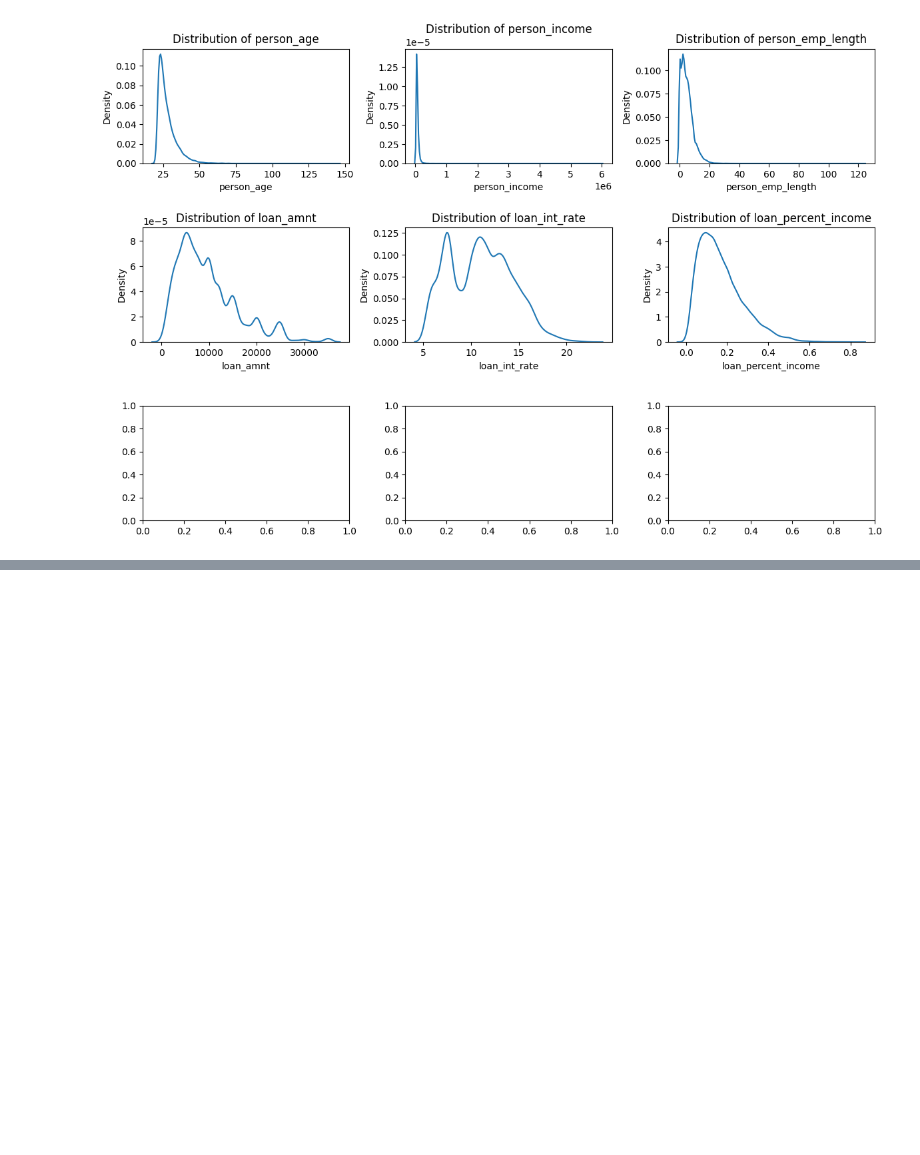
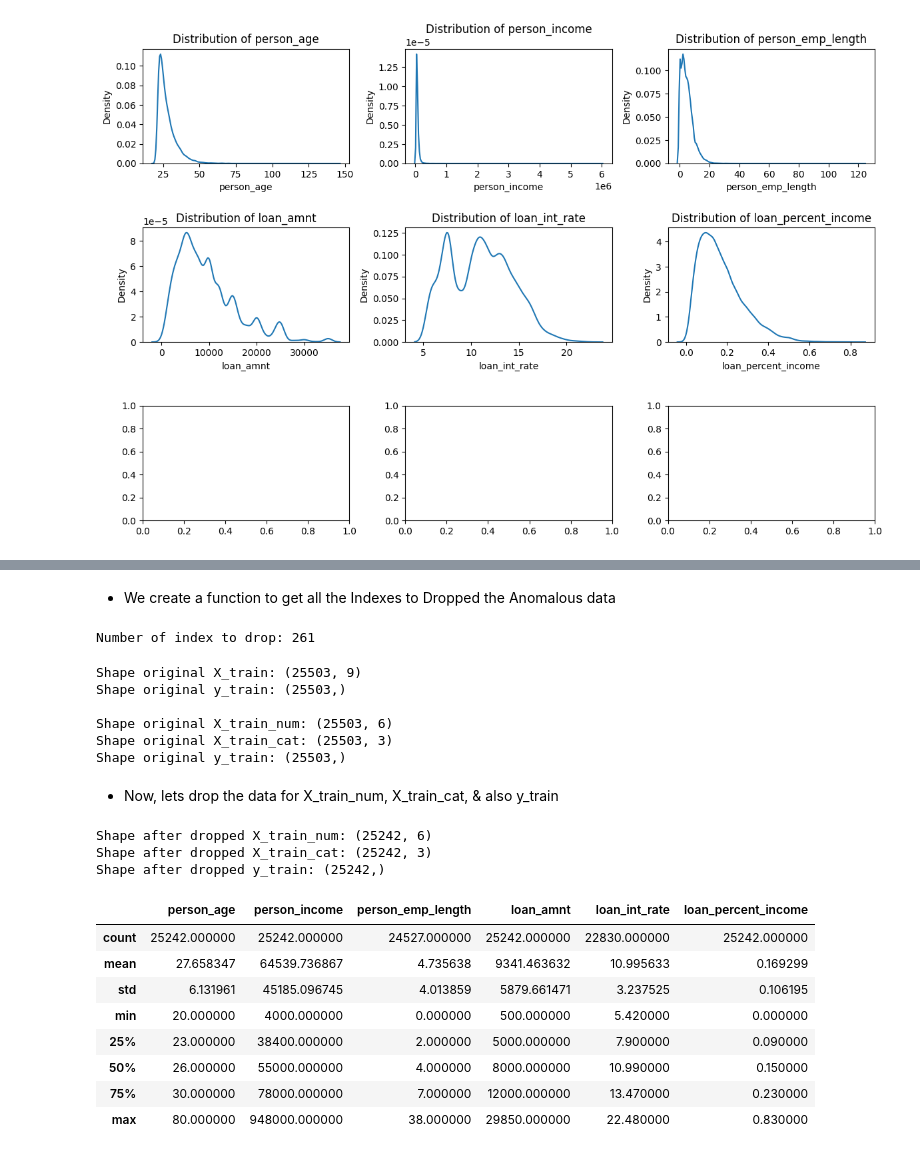
Before and after one commit to Cakurniawan/pacmann-intro-ml, a Jupyter notebook: mentoring-3/Mentoring_03_Candra_kurniawan.ipynb, the cells around one changed output, grey strips where cells are left out. Cells and saved outputs as stored; diff of their text form; code cells hidden in the pictures; blank space fills up the shorter version.

```diff
--- a/mentoring-3/Mentoring_03_Candra_kurniawan.ipynb
+++ b/mentoring-3/Mentoring_03_Candra_kurniawan.ipynb
@@ -509,0 +621,2 @@ plt.show()
+# %% [markdown]
+- We create a function to get all the Indexes to Dropped the Anomalous data
@@ -509,0 +651,60 @@ plt.show()
+# %%
+# Apply the function to get list of indexes to drop the ANomalous Data.
+idx_to_drop = index_to_drop(X_train)
+
+# Check the length of indexes
+print(f'Number of index to drop:', len(idx_to_drop))
+#print(idx_to_drop)
+# %% [output]
+Number of index to drop: 261
+# %%
+# Before we dropped the Anomalous data
+# we save the shape of Original X_train_num, X_train_cat & y_train shape
+
+print(f"Shape original X_train: {X_train.shape}")
+print(f"Shape original y_train: {y_train.shape}")
+print(f" ")
+print(f"Shape original X_train_num: {X_train_num.shape}")
+print(f"Shape original X_train_cat: {X_train_cat.shape}")
+print(f"Shape original y_train: {y_train.shape}")
+# %% [output]
+Shape original X_train: (25503, 9)
+Shape original y_train: (25503,)
+
+Shape original X_train_num: (25503, 6)
+Shape original X_train_cat: (25503, 3)
+Shape original y_train: (25503,)
+# %% [markdown]
+- Now, lets drop the data for X_train_num, X_train_cat, & also y_train
+# %%
+######################################################################
+# Drop the anomalous data
+# Save the dropped data into X_train_num_dropped, X_train_cat_dropped
+# and y_train_dropped
+######################################################################
+
+# Drop rows based on index values
+X_train_num_dropped = X_train_num.drop(idx_to_drop)
+X_train_cat_dropped = X_train_cat.drop(idx_to_drop)
+y_train_dropped = y_train.drop(idx_to_drop)
+
+print(f"Shape after dropped X_train_num: {X_train_num_dropped.shape}")
+print(f"Shape after dropped X_train_cat: {X_train_cat_dropped.shape}")
+print(f"Shape after dropped y_train: {y_train_dropped.shape}")
+# %% [output]
+Shape after dropped X_train_num: (25242, 6)
+Shape after dropped X_train_cat: (25242, 3)
+Shape after dropped y_train: (25242,)
+# %%
+# a little bit of checking
+X_train_num_dropped.describe()
+# %% [output]
+|  | person_age | person_income | person_emp_length | loan_amnt | loan_int_rate | loan_percent_income |
+| count | 25242.000000 | 25242.000000 | 24527.000000 | 25242.000000 | 22830.000000 | 25242.000000 |
+| mean | 27.658347 | 64539.736867 | 4.735638 | 9341.463632 | 10.995633 | 0.169299 |
+| std | 6.131961 | 45185.096745 | 4.013859 | 5879.661471 | 3.237525 | 0.106195 |
+| min | 20.000000 | 4000.000000 | 0.000000 | 500.000000 | 5.420000 | 0.000000 |
+| 25% | 23.000000 | 38400.000000 | 2.000000 | 5000.000000 | 7.900000 | 0.090000 |
+| 50% | 26.000000 | 55000.000000 | 4.000000 | 8000.000000 | 10.990000 | 0.150000 |
+| 75% | 30.000000 | 78000.000000 | 7.000000 | 12000.000000 | 13.470000 | 0.230000 |
+| max | 80.000000 | 948000.000000 | 38.000000 | 29850.000000 | 22.480000 | 0.830000 |
```
Also changed, not shown: parts of 32 cells of this notebook.
